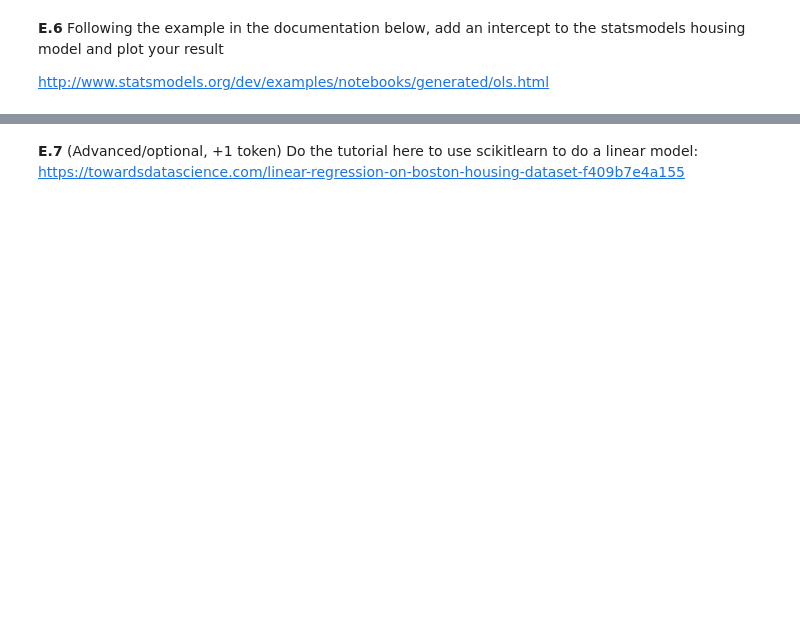
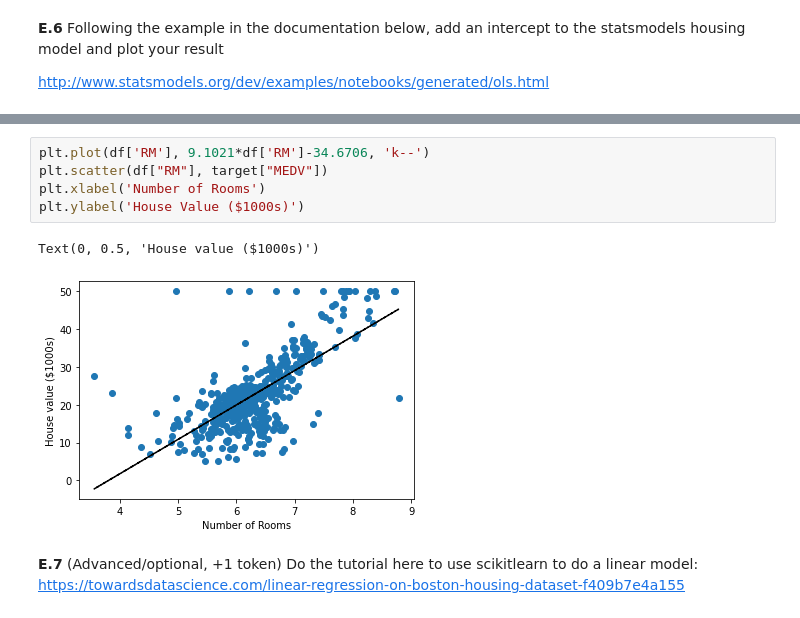
Before and after one commit to chsharrison/IntroSciComp_S2021, a Jupyter notebook: Tovar_Reyna/Tovar_Lab10.2_correlation_line_fitting.ipynb, the cells around one changed output, grey strips where cells are left out. Drawn from its saved outputs; the diff is of its cells as text; blank space fills up the shorter version.

```diff
--- a/Tovar_Reyna/Tovar_Lab10.2_correlation_line_fitting.ipynb
+++ b/Tovar_Reyna/Tovar_Lab10.2_correlation_line_fitting.ipynb
@@ -560,2 +574,10 @@ np.random.seed(9876789)
+# %%
+plt.plot(df['RM'], 9.1021*df['RM']-34.6706, 'k--')
+plt.scatter(df["RM"], target["MEDV"])
+plt.xlabel('Number of Rooms')
+plt.ylabel('House Value ($1000s)')
+# %% [output]
+Text(0, 0.5, 'House value ($1000s)')
+[figure, added]
 # %% [markdown]
 **E.7** (Advanced/optional, +1 token) Do the tutorial here to use scikitlearn to do a linear model: https://towardsdatascience.com/linear-regression-on-boston-housing-dataset-f409b7e4a155
```
Also changed, not shown: parts of 19 cells of this notebook.
